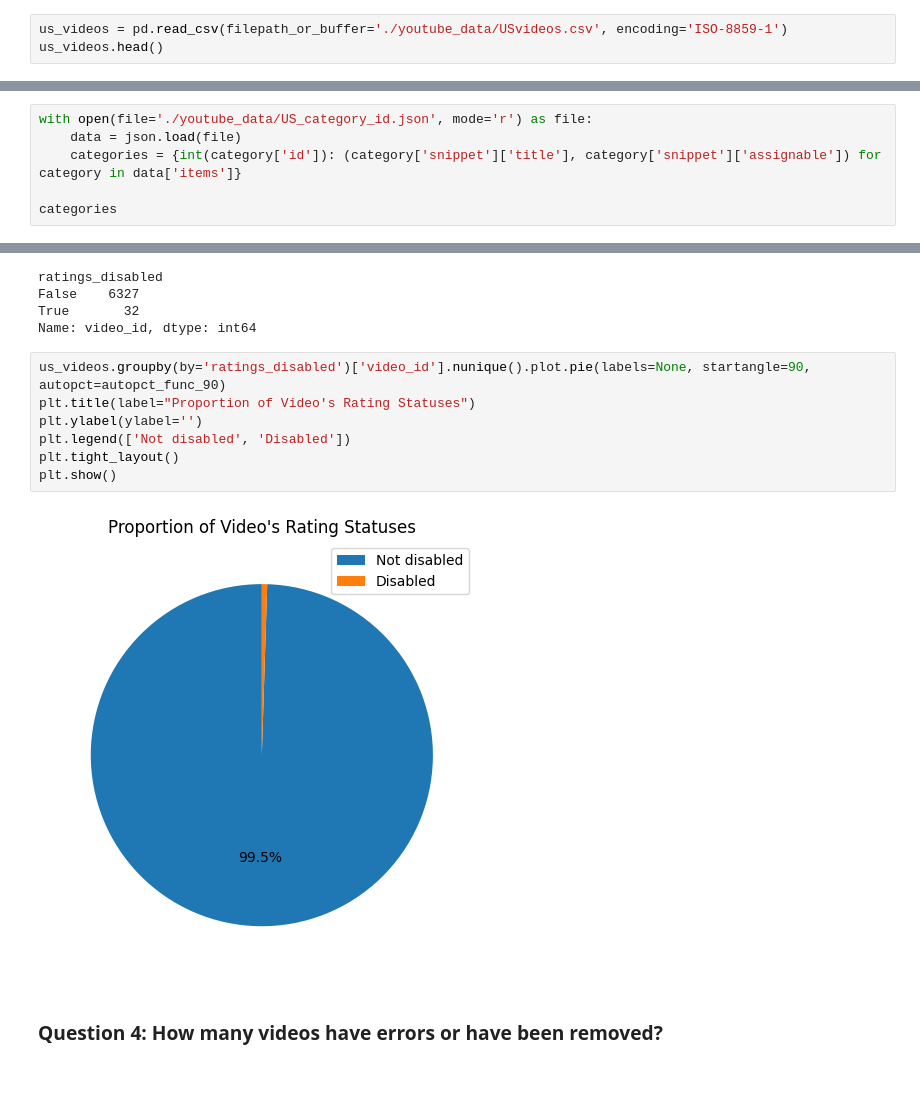
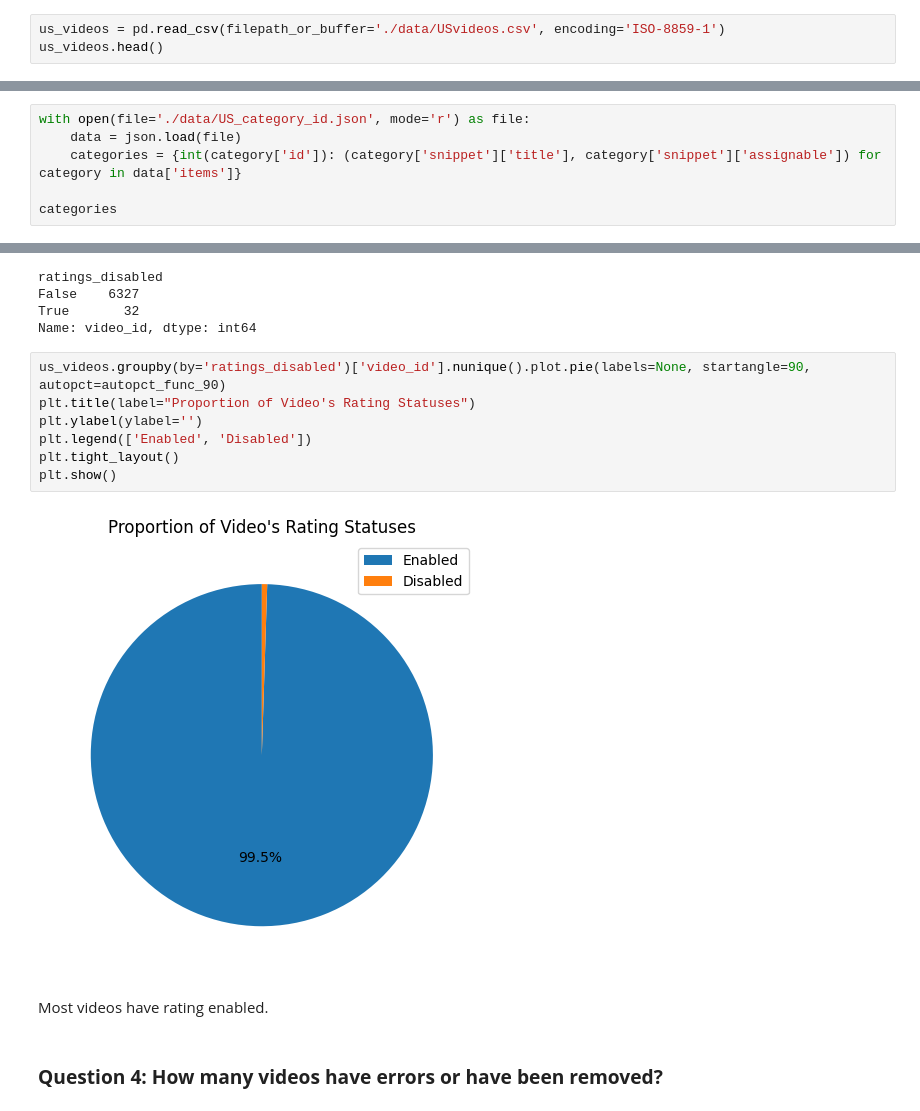
Before and after one commit to 0Nguyen0Cong0Tuan0/DS_Programming, a Jupyter notebook: src.ipynb, the cells around one changed output, grey strips where cells are left out. Saved outputs shown, nothing was run; the diff lists cells and outputs as text; blank space fills up the shorter version.

```diff
--- a/src.ipynb
+++ b/src.ipynb
@@ -16,7 +16,7 @@ pd.options.display.float_format = '{:,.2f}'.format
 # %% [markdown]
 ## **Load datasets**
 # %%
-us_videos = pd.read_csv(filepath_or_buffer='./youtube_data/USvideos.csv', encoding='ISO-8859-1')
+us_videos = pd.read_csv(filepath_or_buffer='./data/USvideos.csv', encoding='ISO-8859-1')
 us_videos.head()
 # %% [output]
 |  | video_id | trending_date | title | channel_title | category_id | publish_time | tags | views | likes | ... |
@@ -26,7 +26,7 @@ us_videos.head()
 | 3 | puqaWrEC7tY | 17.14.11 | Nickelback Lyrics: Real or Fake? | Good Mythical Morning | 24 | 2017-11-13T11:00:04.000Z | rhett and link|"gmm"|"good mythic... | 343168 | 10172 | ... |
 | 4 | d380meD0W0M | 17.14.11 | I Dare You: GOING BALD!? | nigahiga | 24 | 2017-11-12T18:01:41.000Z | ryan|"higa"|"higatv"|"nigahiga"|"... | 2095731 | 132235 | ... |
 # %%
-with open(file='./youtube_data/US_category_id.json', mode='r') as file:
+with open(file='./data/US_category_id.json', mode='r') as file:
     data = json.load(file)
     categories = {int(category['id']): (category['snippet']['title'], category['snippet']['assignable']) for category in data['items']}
 
@@ -204,12 +218,14 @@ Name: video_id, dtype: int64
 # %%
 us_videos.groupby(by='ratings_disabled')['video_id'].nunique().plot.pie(labels=None, startangle=90, autopct=autopct_func_90)
 plt.title(label="Proportion of Video's Rating Statuses")
 plt.ylabel(ylabel='')
-plt.legend(['Not disabled', 'Disabled'])
+plt.legend(['Enabled', 'Disabled'])
 plt.tight_layout()
 plt.show()
 # %% [output]
-[figure, old version]
+[figure, new version]
+# %% [markdown]
+Most videos have rating enabled.
 # %% [markdown]
 ### **Question 4: How many videos have errors or have been removed?**
 # %%
```
Also changed, not shown: parts of 61 cells of this notebook, 23 other files.
